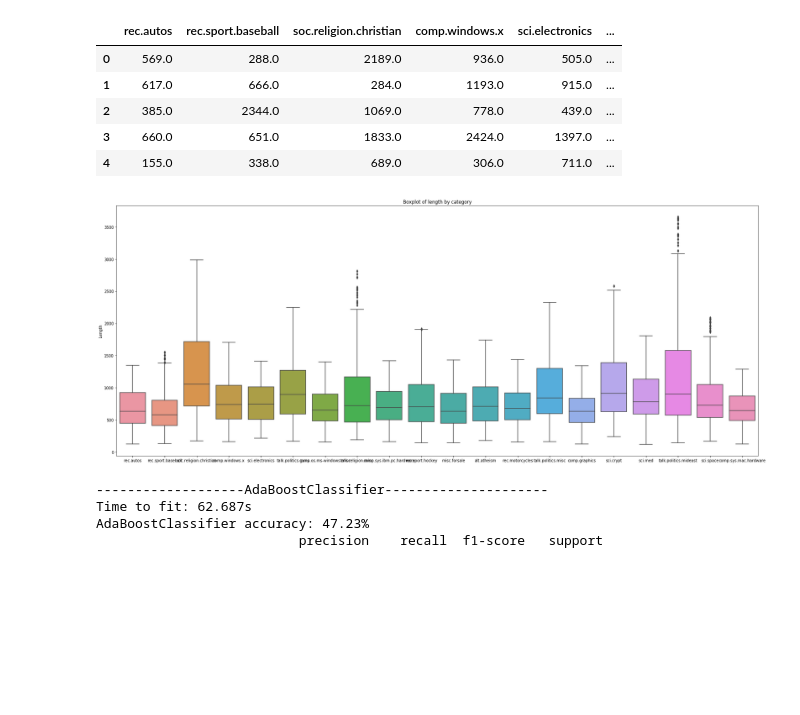
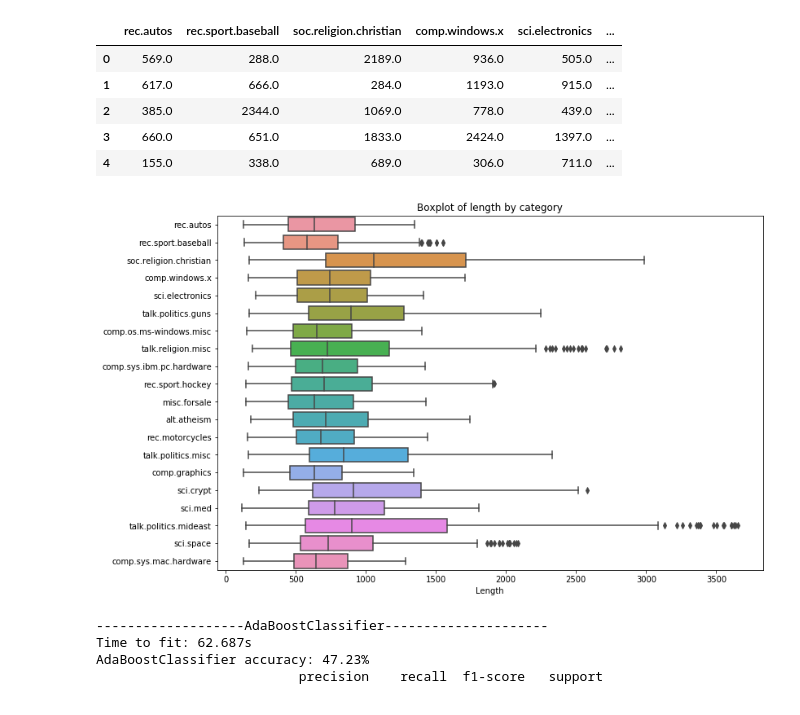
Before and after one commit to ingridxx/COMP551, a Jupyter notebook: miniproject2/20newsgroups.ipynb, the cells around one changed output. Cells and saved outputs as stored; diff of their text form; code cells hidden in the pictures; blank space fills up the shorter version.

Commit message:
Added graph to go in writeup

```diff
--- a/miniproject2/20newsgroups.ipynb
+++ b/miniproject2/20newsgroups.ipynb
@@ -50,13 +50,13 @@ new_dict_df.head()
 eightyfive_percent = new_dict_df.quantile(0.85)
 new_dict_df_85 = new_dict_df[new_dict_df < eightyfive_percent]
 # %%
-plt.figure(figsize=(30,12))
-sns.boxplot(data = new_dict_df_85)
-plt.ylabel("Length")
+plt.figure(figsize=(12,8))
+sns.boxplot(data = new_dict_df_85, orient='h')
+plt.xlabel("Length")
 plt.title("Boxplot of length by category")
 plt.show()
 # %% [output]
-[figure, old version]
+[figure, new version]
 # %%
 class TextProcess():
 
```
